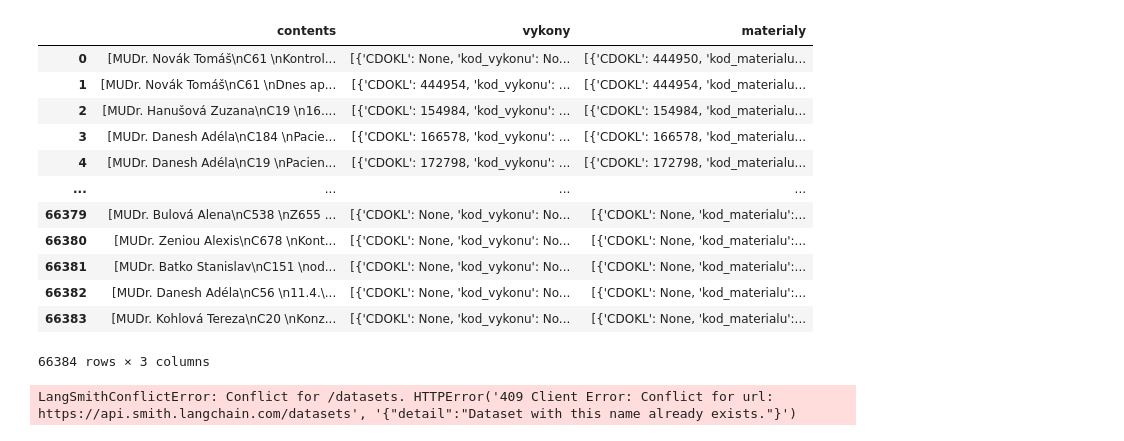
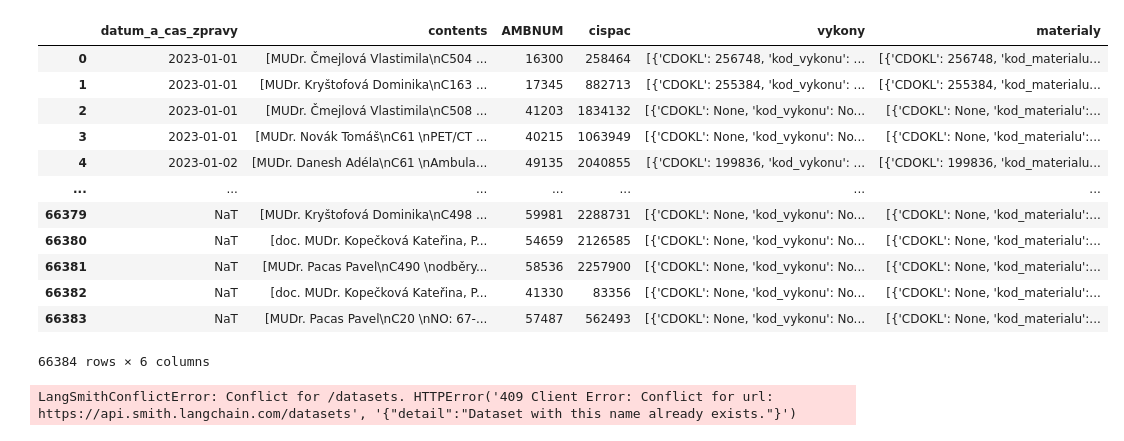
Before and after one commit to rmilosic/cody, a Jupyter notebook: david.import.ipynb, the cells around one changed output. Saved outputs shown, nothing was run; the diff lists cells and outputs as text; code cells hidden in the pictures.

```diff
--- a/david.import.ipynb
+++ b/david.import.ipynb
@@ -93,47 +93,48 @@ res = duckdb.sql(
                 z.cispac = m.cispac
                 and date_trunc('day', strptime(m.datum::text, '%d.%m.%Y %H:%M')) = datum_a_cas_zpravy
     )
     , zpravy_a_vazby_a_dokumentace_a_vykony_a_materialy as (
         select
             datum_a_cas_zpravy,
             contents,
             AMBNUM,
             cispac,
             vykony,
             array_agg(
                 struct_pack(
                     cdokl,
                     kod_materialu,
                     mnozstvi_materialu
                 )
             ) as materialy
         from zpravy_a_vazby_a_dokumentace_a_vykony_a_materialy_tmp
         group by
             datum_a_cas_zpravy,
             contents,
             AMBNUM,
             cispac,
             vykony,
     )
     select *
     from zpravy_a_vazby_a_dokumentace_a_vykony_a_materialy
+    order by datum_a_cas_zpravy ASC
     """
-).df()[["contents", "vykony", "materialy"]]
+).df()
 display(res)
 # %% [output]
-|  | contents | vykony | materialy |
-| 0 | [MUDr. Novák Tomáš\nC61 \nKontrol... | [{'CDOKL': None, 'kod_vykonu': No... | [{'CDOKL': 444950, 'kod_materialu... |
-| 1 | [MUDr. Novák Tomáš\nC61 \nDnes ap... | [{'CDOKL': 444954, 'kod_vykonu': ... | [{'CDOKL': 444954, 'kod_materialu... |
-| 2 | [MUDr. Hanušová Zuzana\nC19 \n16.... | [{'CDOKL': 154984, 'kod_vykonu': ... | [{'CDOKL': 154984, 'kod_materialu... |
-| 3 | [MUDr. Danesh Adéla\nC184 \nPacie... | [{'CDOKL': 166578, 'kod_vykonu': ... | [{'CDOKL': 166578, 'kod_materialu... |
-| 4 | [MUDr. Danesh Adéla\nC19 \nPacien... | [{'CDOKL': 172798, 'kod_vykonu': ... | [{'CDOKL': 172798, 'kod_materialu... |
-| ... | ... | ... | ... |
-| 66379 | [MUDr. Bulová Alena\nC538 \nZ655 ... | [{'CDOKL': None, 'kod_vykonu': No... | [{'CDOKL': None, 'kod_materialu':... |
-| 66380 | [MUDr. Zeniou Alexis\nC678 \nKont... | [{'CDOKL': None, 'kod_vykonu': No... | [{'CDOKL': None, 'kod_materialu':... |
-| 66381 | [MUDr. Batko Stanislav\nC151 \nod... | [{'CDOKL': None, 'kod_vykonu': No... | [{'CDOKL': None, 'kod_materialu':... |
-| 66382 | [MUDr. Danesh Adéla\nC56 \n11.4.\... | [{'CDOKL': None, 'kod_vykonu': No... | [{'CDOKL': None, 'kod_materialu':... |
-| 66383 | [MUDr. Kohlová Tereza\nC20 \nKonz... | [{'CDOKL': None, 'kod_vykonu': No... | [{'CDOKL': None, 'kod_materialu':... |
+|  | datum_a_cas_zpravy | contents | AMBNUM | cispac | vykony | materialy |
+| 0 | 2023-01-01 | [MUDr. Čmejlová Vlastimila\nC504 ... | 16300 | 258464 | [{'CDOKL': 256748, 'kod_vykonu': ... | [{'CDOKL': 256748, 'kod_materialu... |
+| 1 | 2023-01-01 | [MUDr. Kryštofová Dominika\nC163 ... | 17345 | 882713 | [{'CDOKL': 255384, 'kod_vykonu': ... | [{'CDOKL': 255384, 'kod_materialu... |
+| 2 | 2023-01-01 | [MUDr. Čmejlová Vlastimila\nC508 ... | 41203 | 1834132 | [{'CDOKL': None, 'kod_vykonu': No... | [{'CDOKL': None, 'kod_materialu':... |
+| 3 | 2023-01-01 | [MUDr. Novák Tomáš\nC61 \nPET/CT ... | 40215 | 1063949 | [{'CDOKL': None, 'kod_vykonu': No... | [{'CDOKL': None, 'kod_materialu':... |
+| 4 | 2023-01-02 | [MUDr. Danesh Adéla\nC61 \nAmbula... | 49135 | 2040855 | [{'CDOKL': 199836, 'kod_vykonu': ... | [{'CDOKL': 199836, 'kod_materialu... |
+| ... | ... | ... | ... | ... | ... | ... |
+| 66379 | NaT | [MUDr. Kryštofová Dominika\nC498 ... | 59981 | 2288731 | [{'CDOKL': None, 'kod_vykonu': No... | [{'CDOKL': None, 'kod_materialu':... |
+| 66380 | NaT | [doc. MUDr. Kopečková Kateřina, P... | 54659 | 2126585 | [{'CDOKL': None, 'kod_vykonu': No... | [{'CDOKL': None, 'kod_materialu':... |
+| 66381 | NaT | [MUDr. Pacas Pavel\nC490 \nodběry... | 58536 | 2257900 | [{'CDOKL': None, 'kod_vykonu': No... | [{'CDOKL': None, 'kod_materialu':... |
+| 66382 | NaT | [doc. MUDr. Kopečková Kateřina, P... | 41330 | 83356 | [{'CDOKL': None, 'kod_vykonu': No... | [{'CDOKL': None, 'kod_materialu':... |
+| 66383 | NaT | [MUDr. Pacas Pavel\nC20 \nNO: 67-... | 57487 | 562493 | [{'CDOKL': None, 'kod_vykonu': No... | [{'CDOKL': None, 'kod_materialu':... |
-66384 rows × 3 columns
+66384 rows × 6 columns
 # %%
 import math
 import json
```
Also changed, not shown: parts of 1 cell of this notebook, 6 other files.
